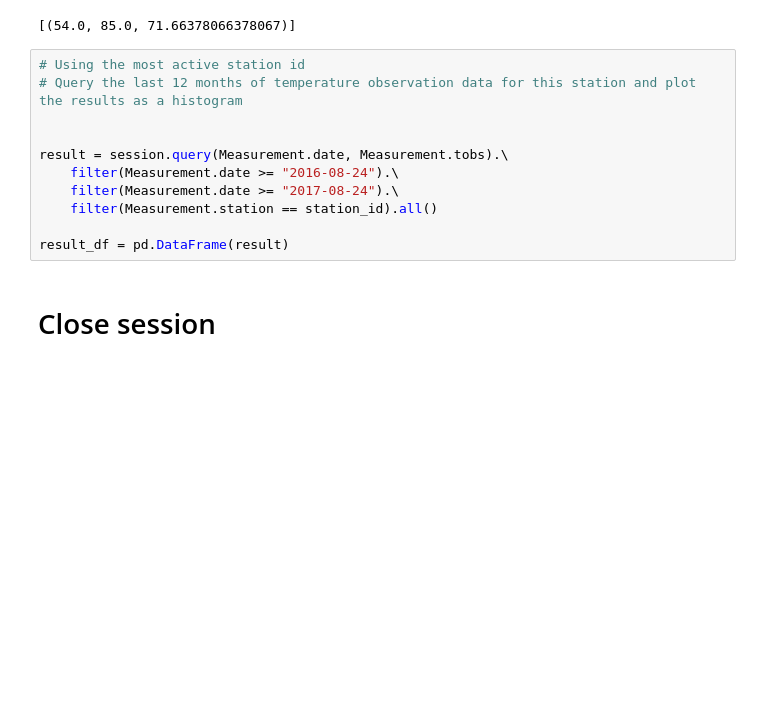
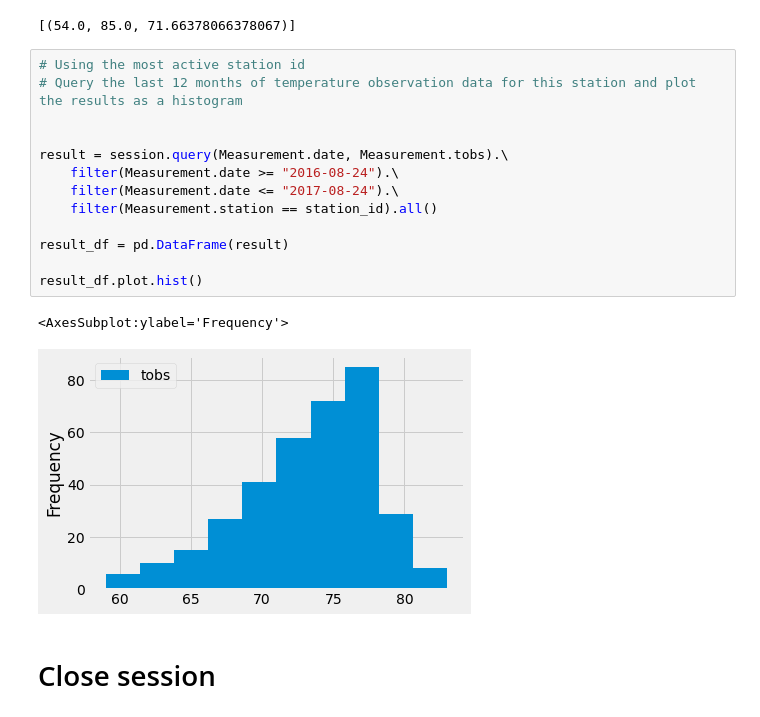
Before and after one commit to tran247/sqlalchemy-challenge, a Jupyter notebook: Instructions/climate_starter.ipynb, the cells around one changed output. Cells and saved outputs as stored; diff of their text form; blank space fills up the shorter version.

```diff
--- a/Instructions/climate_starter.ipynb
+++ b/Instructions/climate_starter.ipynb
@@ -115,14 +115,19 @@ session.query(func.min(Measurement.tobs),
 # %%
 # Using the most active station id
 # Query the last 12 months of temperature observation data for this station and plot the results as a histogram
 
 
 result = session.query(Measurement.date, Measurement.tobs).\
     filter(Measurement.date >= "2016-08-24").\
-    filter(Measurement.date >= "2017-08-24").\
+    filter(Measurement.date <= "2017-08-24").\
     filter(Measurement.station == station_id).all()
 
 result_df = pd.DataFrame(result)
+
+result_df.plot.hist()
+# %% [output]
+<AxesSubplot:ylabel='Frequency'>
+[figure, added]
 # %% [markdown]
 # Close session
 # %%
```
